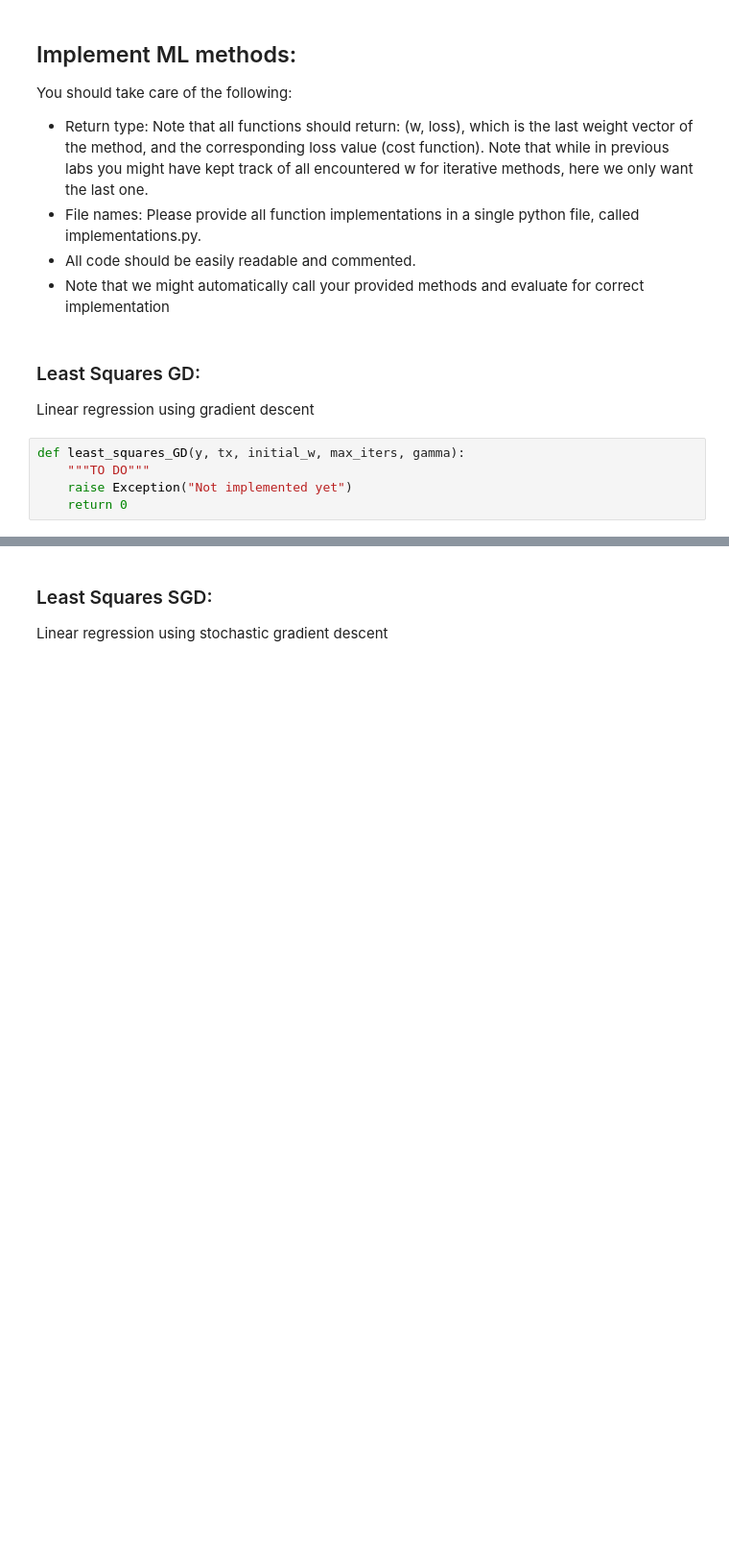
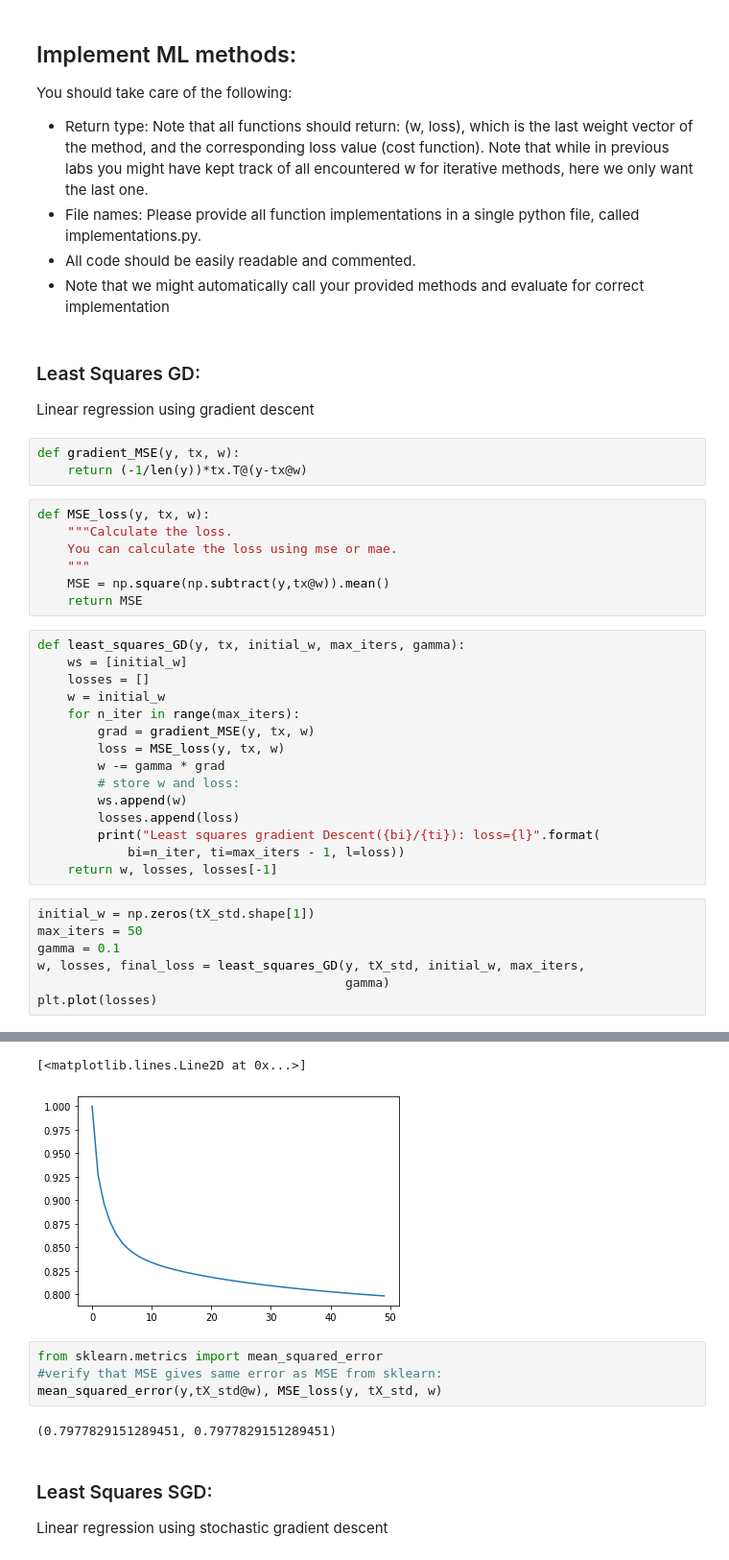
Before and after one commit to Dreyvor/ML_Project_1, a Jupyter notebook: source/project_1.ipynb, the cells around one changed output, grey strips where cells are left out. Shown: that part at 96% size. Drawn from its saved outputs; the diff is of its cells as text; blank space fills up the shorter version.

```diff
--- a/source/project_1.ipynb
+++ b/source/project_1.ipynb
@@ -55,8 +90,36 @@ You should take care of the following:
 # %% [markdown]
 ### Least Squares GD:
 Linear regression using gradient descent
-# %%
-def least_squares_GD(y, tx, initial_w, max_iters, gamma):
-    """TO DO"""
-    raise Exception("Not implemented yet")
-    return 0
+# %%
+def gradient_MSE(y, tx, w):
+    return (-1/len(y))*tx.T@(y-tx@w)
+# %%
+def MSE_loss(y, tx, w):
+    """Calculate the loss.
+    You can calculate the loss using mse or mae.
+    """
+    MSE = np.square(np.subtract(y,tx@w)).mean()
+    return MSE
+# %%
+def least_squares_GD(y, tx, initial_w, max_iters, gamma):
+    ws = [initial_w]
+    losses = []
+    w = initial_w
+    for n_iter in range(max_iters):
+        grad = gradient_MSE(y, tx, w)
+        loss = MSE_loss(y, tx, w)
+        w -= gamma * grad
+        # store w and loss:
+        ws.append(w)
+        losses.append(loss)
+        print("Least squares gradient Descent({bi}/{ti}): loss={l}".format(
+            bi=n_iter, ti=max_iters - 1, l=loss))
+    return w, losses, losses[-1]
+# %%
+initial_w = np.zeros(tX_std.shape[1])
+max_iters = 50
+gamma = 0.1
+w, losses, final_loss = least_squares_GD(y, tX_std, initial_w, max_iters,
+                                         gamma)
+plt.plot(losses)
+# %% [output]
@@ -63,3 +143,11 @@ def least_squares_GD(y, tx, initial_w, max_iters, gamma):
+[<matplotlib.lines.Line2D at 0x...>]
+[figure, added]
+# %%
+from sklearn.metrics import mean_squared_error
+#verify that MSE gives same error as MSE from sklearn:
+mean_squared_error(y,tX_std@w), MSE_loss(y, tX_std, w)
+# %% [output]
+(0.7977829151289451, 0.7977829151289451)
 # %% [markdown]
 ### Least Squares SGD:
 Linear regression using stochastic gradient descent
```
Also changed, not shown: parts of 24 cells of this notebook, 2 other files.
